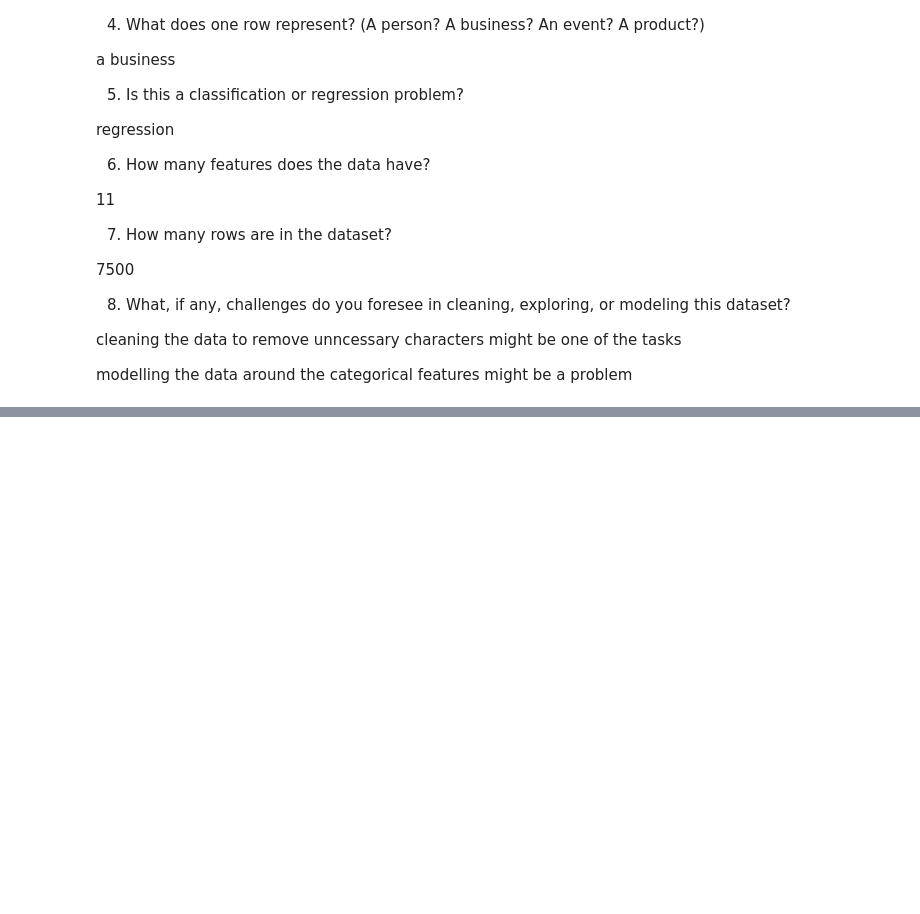
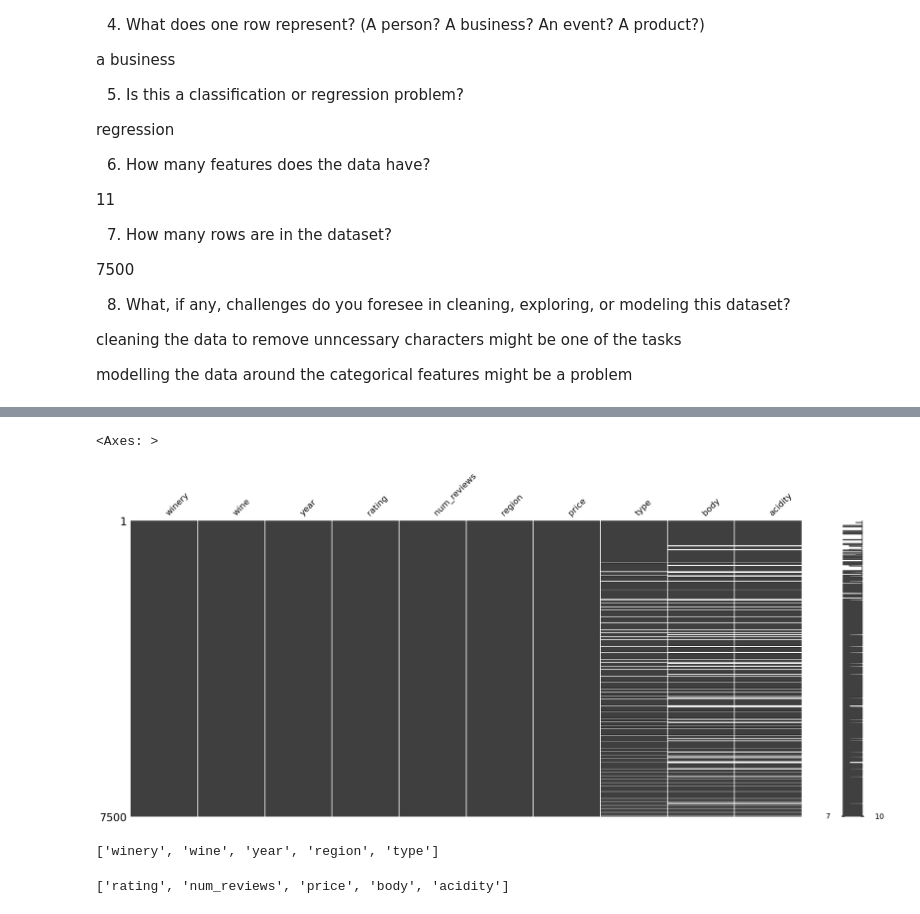
Before and after one commit to ainejerry/wine_repo, a Jupyter notebook: PROJECT_2_WINE.ipynb, the cells around one changed output, grey strips where cells are left out. Drawn from its saved outputs; the diff is of its cells as text; code cells hidden in the pictures; blank space fills up the shorter version.

```diff
--- a/PROJECT_2_WINE.ipynb
+++ b/PROJECT_2_WINE.ipynb
@@ -142,0 +187,13 @@ modelling the data around the categorical and numerical features might be a prob
+# %%
+# Visualize the missing values using the missingno package's matrix plot.
+import missingno as msno
+msno.matrix(df)
+# %% [output]
+<Axes: >
+[figure, added]
+# %%
+# save list of categorical column name
+categorical_cols = df.select_dtypes(include=['object']).columns.tolist()
+categorical_cols
+# %% [output]
+['winery', 'wine', 'year', 'region', 'type']
@@ -142,0 +204,6 @@ modelling the data around the categorical and numerical features might be a prob
+# %%
+# save list of numeric column names (Hint: select_dtypes)
+n_cols=df.select_dtypes(include=['int','float']).columns.tolist()
+n_cols
+# %% [output]
+['rating', 'num_reviews', 'price', 'body', 'acidity']
```
Also changed, not shown: parts of 18 cells of this notebook.
